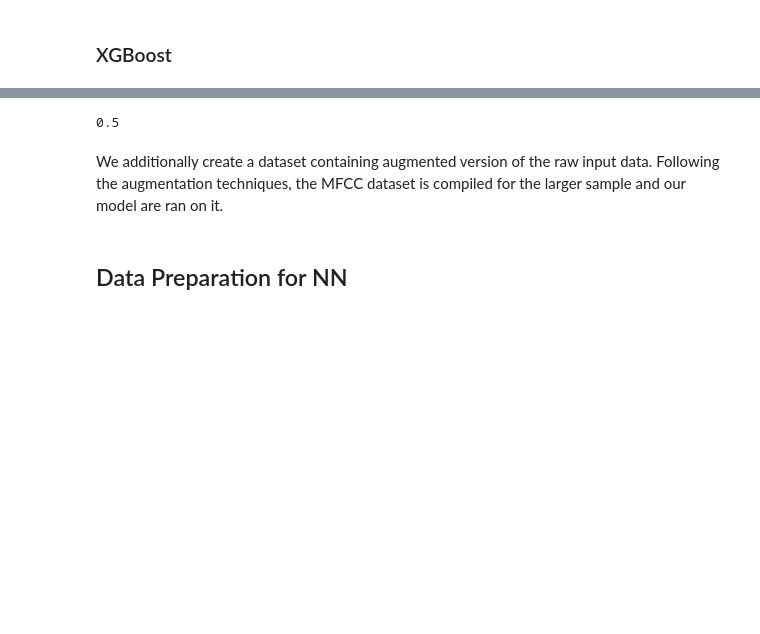
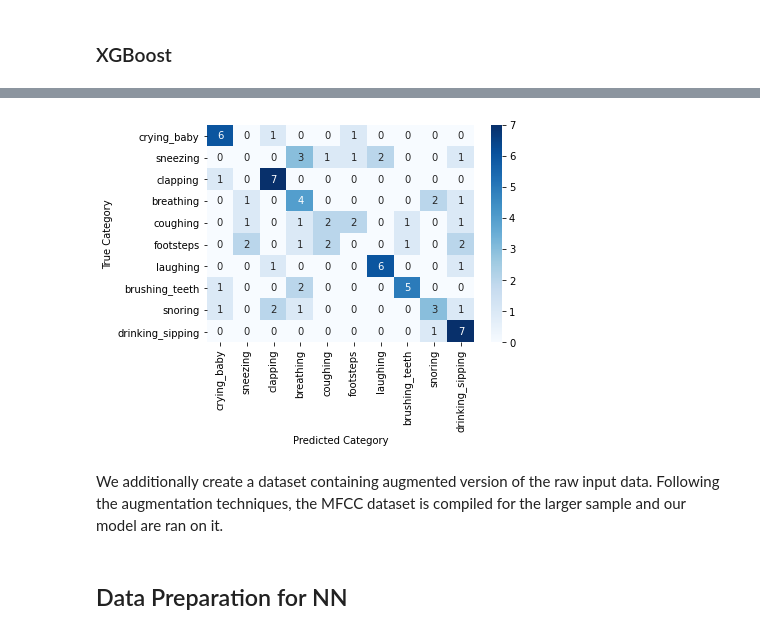
Before and after one commit to santiviquez/noisy-human-recognition, a Jupyter notebook: sound-classification.ipynb, the cells around one changed output, grey strips where cells are left out. Cells and saved outputs as stored; diff of their text form; code cells hidden in the pictures; blank space fills up the shorter version.

```diff
--- a/sound-classification.ipynb
+++ b/sound-classification.ipynb
@@ -363,5 +363,7 @@ boost = xgb.XGBClassifier(random_state=0)
 xgb_grid = GridSearchCV(boost, param_grid)
 
 xgb_grid.fit(X_train_2d, y_train)
-xgb_acc = accuracy_score(xgb_grid.predict(X_val_2d), y_val)
+
+xgb_acc = eval_and_plot(xgb_grid, X_val_2d, y_val, plot_labels)
+print("Validation Accuracy of an SVM", xgb_acc)
 # %% [output]
@@ -384,7 +387,4 @@ xgb_acc = accuracy_score(xgb_grid.predict(X_val_2d), y_val)
+[figure, added]
-# %%
-xgb_acc
-# %% [output]
-0.5
 # %% [markdown]
 We additionally create a dataset containing augmented version of the raw input data. Following the augmentation techniques, the MFCC dataset is compiled for the larger sample and our model are ran on it.
 # %% [markdown]
```
Also changed, not shown: parts of 13 cells of this notebook.
